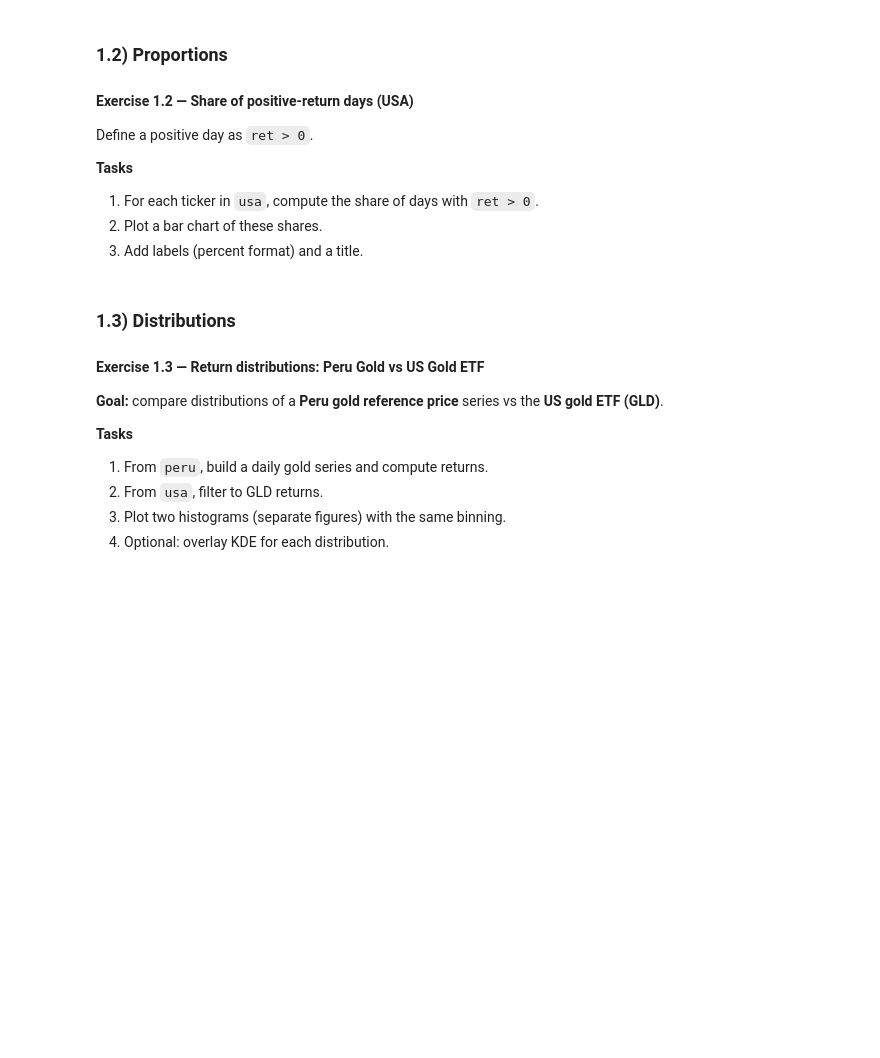
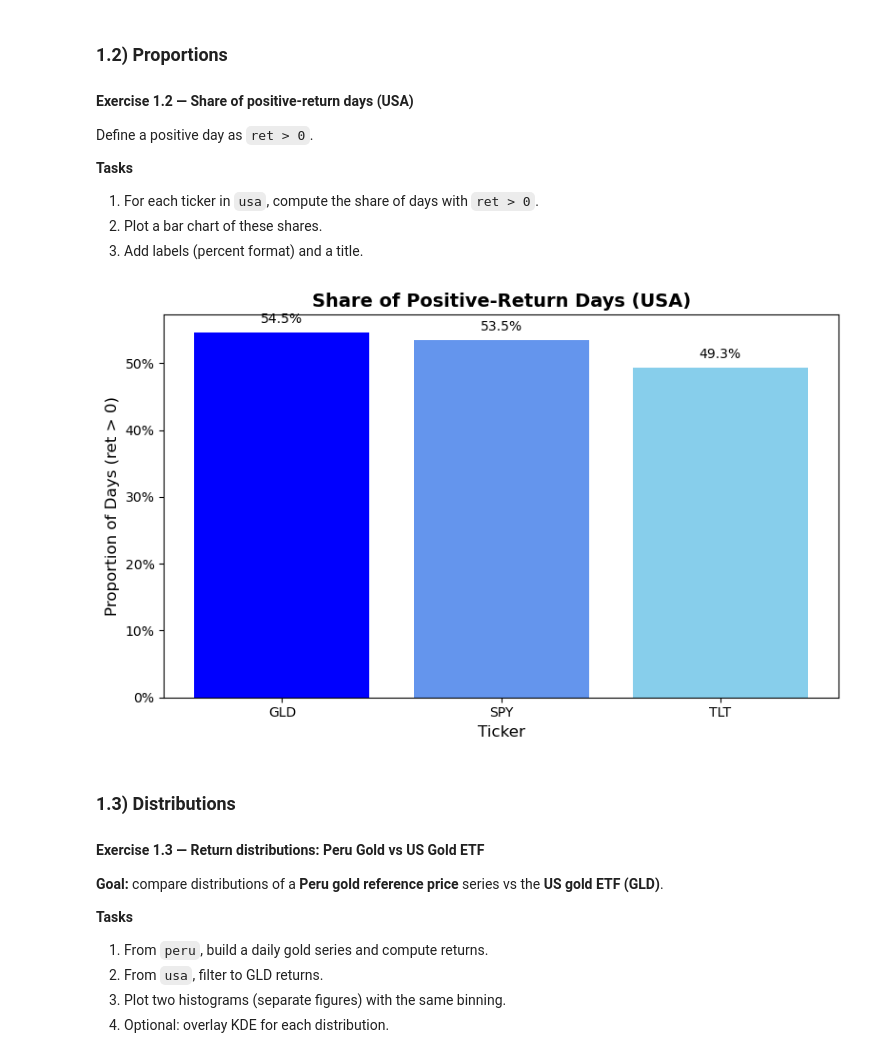
Before and after one commit to anzonyquispe/Python-for-Finance, a Jupyter notebook: homeworks/Assignment_3/Group 6.ipynb, the cells around one changed output. Drawn from its saved outputs; the diff is of its cells as text; code cells hidden in the pictures; blank space fills up the shorter version.

```diff
--- a/homeworks/Assignment_3/Group 6.ipynb
+++ b/homeworks/Assignment_3/Group 6.ipynb
@@ -833,6 +873,40 @@ Define a positive day as `ret > 0`.
 1. For each ticker in `usa`, compute the share of days with `ret > 0`.
 2. Plot a bar chart of these shares.
 3. Add labels (percent format) and a title.
+# %%
+import matplotlib.ticker as mtick
+
+# For each ticker in usa, compute the share of days with ret > 0.
+positive_shares = (
+    usa.groupby('ticker')['ret']
+    .apply(lambda x: (x > 0).mean())
+    .sort_values(ascending=False)
+)
+
+# 2. Plot a bar chart of these shares.
+plt.figure(figsize=(8, 5))
+bars = plt.bar(positive_shares.index, positive_shares.values, color=['blue', 'cornflowerBlue', 'skyblue'])
+
+# 3. Add labels (percent format) and a title.
+plt.title('Share of Positive-Return Days (USA)', fontsize=14, fontweight='bold')
+plt.ylabel('Proportion of Days (ret > 0)', fontsize=12)
+plt.xlabel('Ticker', fontsize=12)
+
+for bar in bars:
+    height = bar.get_height()
+    plt.text(
+        bar.get_x() + bar.get_width()/2.,
+        height + 0.01,
+        f'{height:.1%}',
+        ha='center', va='bottom', fontsize=10
+    )
+
+plt.gca().yaxis.set_major_formatter(mtick.PercentFormatter(1.0))
+
+plt.tight_layout()
+plt.show()
+# %% [output]
+[figure, added]
 # %% [markdown]
 ### 1.3) Distributions
 
```
Also changed, not shown: parts of 5 cells of this notebook.
